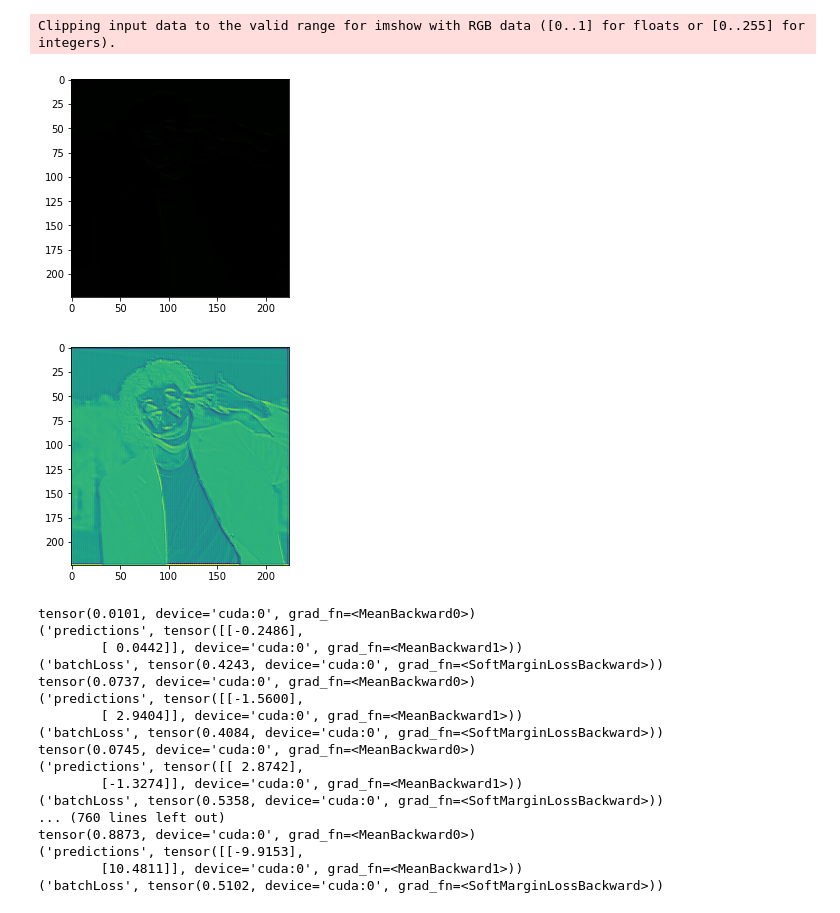
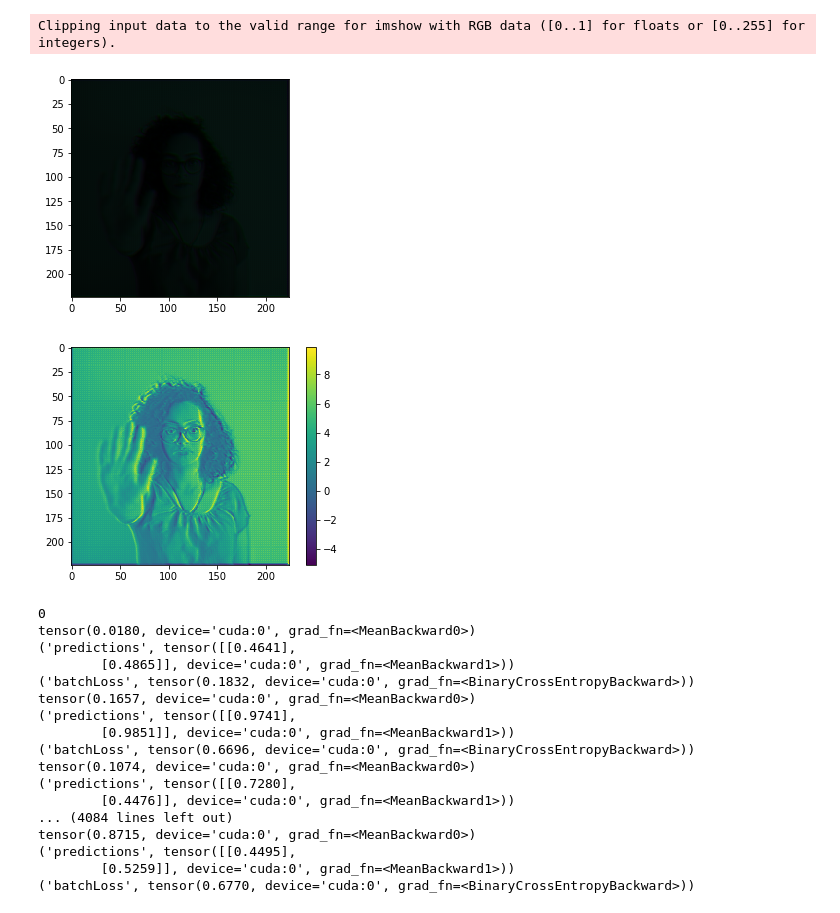
Before and after one commit to jonryf/deep-learning-image-colorization-using-gan, a Jupyter notebook: playground-Copy1.ipynb, the cells around one changed output. Saved outputs shown, nothing was run; the diff lists cells and outputs as text; code cells hidden in the pictures.

```diff
--- a/playground-Copy1.ipynb
+++ b/playground-Copy1.ipynb
@@ -135,34 +138,35 @@ asdfasdf=1
 # %%
 cpuModel = model.cpu()
 out = model.generate(ex[1])
 plt.imshow(TenToPic(out[0,:,:,:]))
 plt.figure()
 plt.imshow(out.detach().numpy()[0,0,:,:])
+plt.colorbar()
 model.cuda()
 asdfasdf=1
 # %% [output]
 Clipping input data to the valid range for imshow with RGB data ([0..1] for floats or [0..255] for integers).
 [figure]
-[figure, old version]
+[figure, new version]
 # %%
-trainPix2Pix(model, train_dataset, totalEpochs=200, genLr=0.001, descLr=0.001)
+trainPix2Pix(model, train_dataset, totalEpochs=100, genLr=0.001, descLr=0.01, useAutoencoderLoss=True)
 # %% [output]
-tensor(0.0101, device='cuda:0', grad_fn=<MeanBackward0>)
-('predictions', tensor([[-0.2486],
-        [ 0.0442]], device='cuda:0', grad_fn=<MeanBackward1>))
-('batchLoss', tensor(0.4243, device='cuda:0', grad_fn=<SoftMarginLossBackward>))
-tensor(0.0737, device='cuda:0', grad_fn=<MeanBackward0>)
-('predictions', tensor([[-1.5600],
-        [ 2.9404]], device='cuda:0', grad_fn=<MeanBackward1>))
-('batchLoss', tensor(0.4084, device='cuda:0', grad_fn=<SoftMarginLossBackward>))
-tensor(0.0745, device='cuda:0', grad_fn=<MeanBackward0>)
-('predictions', tensor([[ 2.8742],
-        [-1.3274]], device='cuda:0', grad_fn=<MeanBackward1>))
-('batchLoss', tensor(0.5358, device='cuda:0', grad_fn=<SoftMarginLossBackward>))
-... (760 lines left out)
-tensor(0.8873, device='cuda:0', grad_fn=<MeanBackward0>)
-('predictions', tensor([[-9.9153],
-        [10.4811]], device='cuda:0', grad_fn=<MeanBackward1>))
-('batchLoss', tensor(0.5102, device='cuda:0', grad_fn=<SoftMarginLossBackward>))
+0
+tensor(0.0180, device='cuda:0', grad_fn=<MeanBackward0>)
+('predictions', tensor([[0.4641],
+        [0.4865]], device='cuda:0', grad_fn=<MeanBackward1>))
+('batchLoss', tensor(0.1832, device='cuda:0', grad_fn=<BinaryCrossEntropyBackward>))
+tensor(0.1657, device='cuda:0', grad_fn=<MeanBackward0>)
+('predictions', tensor([[0.9741],
+        [0.9851]], device='cuda:0', grad_fn=<MeanBackward1>))
+('batchLoss', tensor(0.6696, device='cuda:0', grad_fn=<BinaryCrossEntropyBackward>))
+tensor(0.1074, device='cuda:0', grad_fn=<MeanBackward0>)
+('predictions', tensor([[0.7280],
+        [0.4476]], device='cuda:0', grad_fn=<MeanBackward1>))
+... (4084 lines left out)
+tensor(0.8715, device='cuda:0', grad_fn=<MeanBackward0>)
+('predictions', tensor([[0.4495],
+        [0.5259]], device='cuda:0', grad_fn=<MeanBackward1>))
+('batchLoss', tensor(0.6770, device='cuda:0', grad_fn=<BinaryCrossEntropyBackward>))
 # %%
 cpuModel = model.cpu()
```
Also changed, not shown: parts of 3 cells of this notebook, 1 other file.
